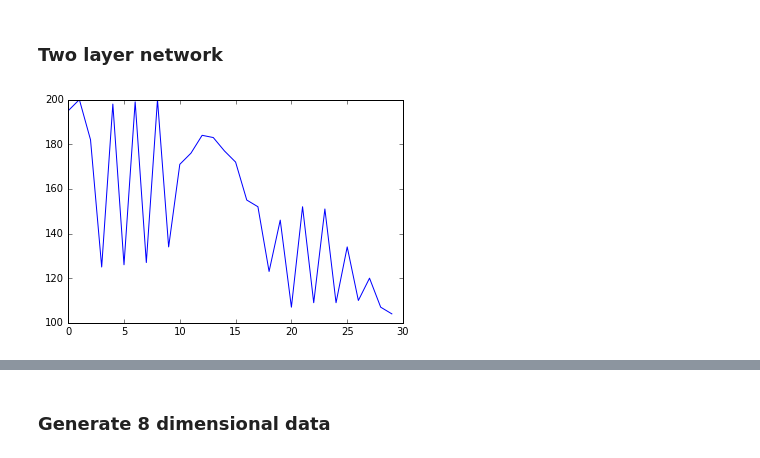
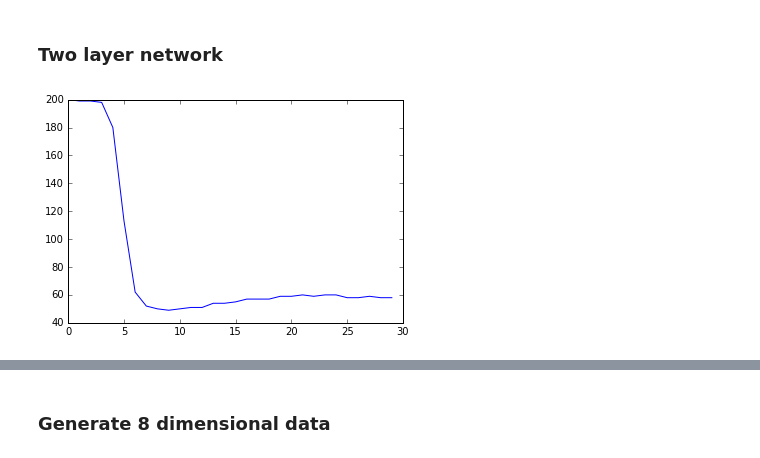
Before and after one commit to Styren/DD2437, a Jupyter notebook: Lab1.ipynb, the cells around one changed output, grey strips where cells are left out. Cells and saved outputs as stored; diff of their text form; code cells hidden in the pictures.

```diff
--- a/Lab1.ipynb
+++ b/Lab1.ipynb
@@ -21,7 +21,7 @@ def initialize_and_run(data, func):
     weights = np.random.normal(0,1,[1,3])
     n = 0.01
     errors = []
-    for i in range(5):
+    for i in range(15):
         errors.append(calculate_errors(weights,data))
         line = '{}*x-{}'.format(-weights[0][0]/weights[0][1],weights[0][2]/weights[0][1])
         plot_decision_boundary(line, range(-20, 20))
@@ -51,19 +51,15 @@ def plot_learning_rate(errors):
 def generate_two_dim_data():
     mean1 = [0,-5]
     mean2 = [0,2.5]
-    mean3 = [0,10]
     cov = [1,0],[0,1]
     size = [100]
     data1 = np.random.multivariate_normal(mean1, cov, size)
     data2 = np.random.multivariate_normal(mean2, cov, size)
-    data3 = np.random.multivariate_normal(mean3, cov, size)
     labels1 = np.ones((100,1))
     labels2 = np.ones((100,1))*-1
-    labels3 = labels1
     data1 = np.hstack((data1, np.ones((100,1)), labels1))
     data2 = np.hstack((data2, np.ones((100,1)),labels2))
-    data3 = np.hstack((data3, np.ones((100,1)),labels3))
-    data = np.vstack((data1,data2, data3))
+    data = np.vstack((data1,data2))
     data = shuffle(data)
     return data
 # %%
@@ -180,8 +183,8 @@ class Two_layer_net():
         plt.show()
 # %%
 data = generate_two_dim_data()
-network = Two_layer_net(data[:,:-1], data[:,-1], nodecount = 14)
-network.train(30,0.001)
+network = Two_layer_net(data[:,:-1], data[:,-1], nodecount = 30)
+network.train(30,0.0001)
 network.plot_learning_rate()
 # %% [output]
-[figure, old version]
+[figure, new version]
```
Also changed, not shown: parts of 5 cells of this notebook, 1 other file.
